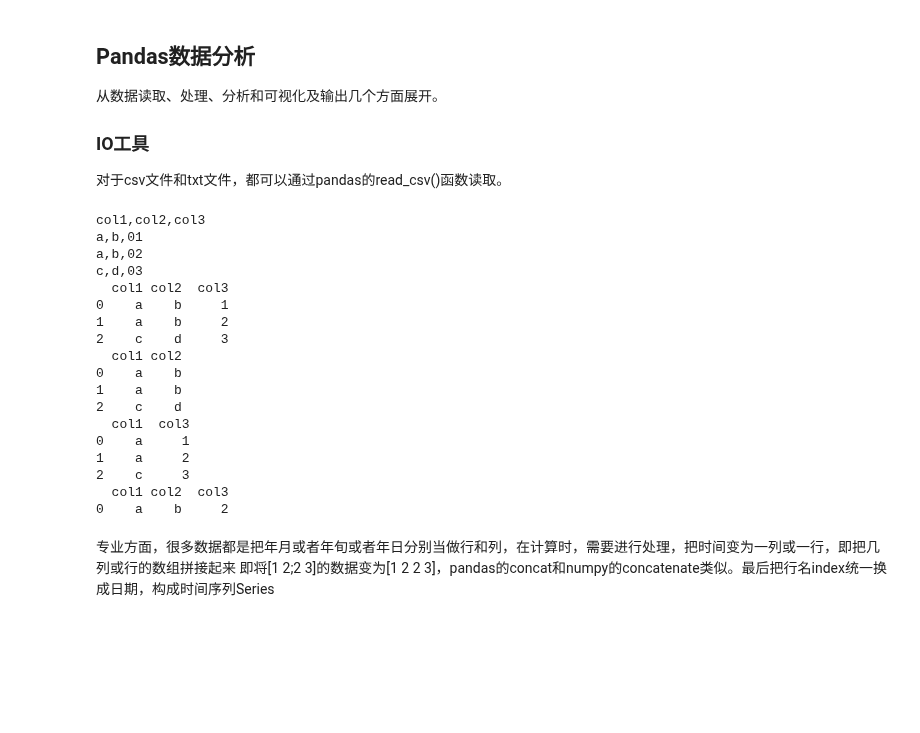
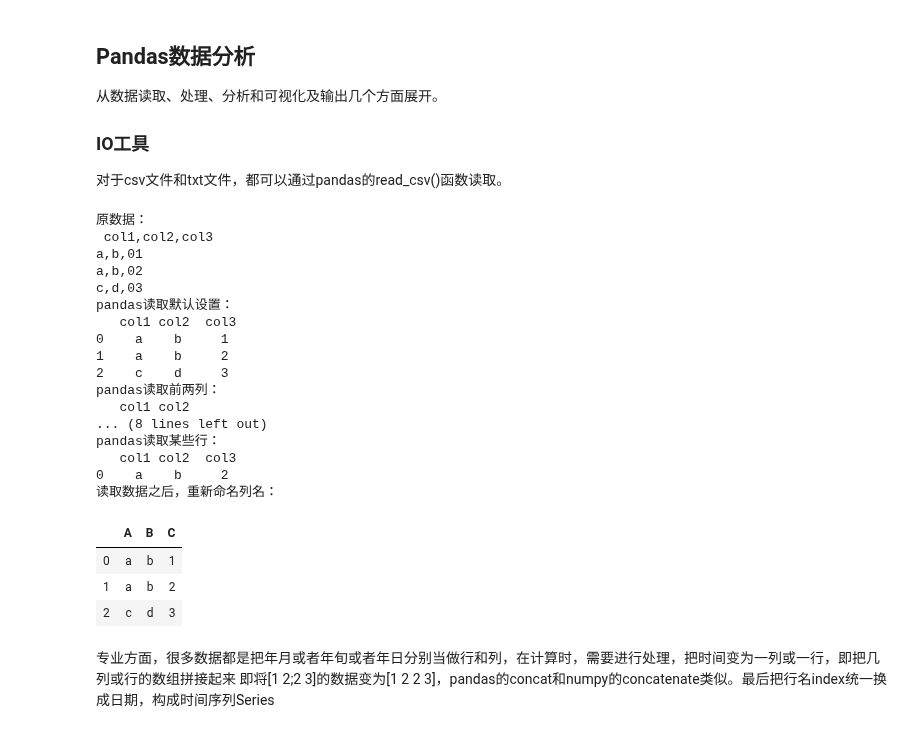
Before and after one commit to iHeadWater/hydrus, a Jupyter notebook: 2-pandas-examples/basic-pandas.ipynb, the cells around one changed output. Saved outputs shown, nothing was run; the diff lists cells and outputs as text; code cells hidden in the pictures; blank space fills up the shorter version.

```diff
--- a/2-pandas-examples/basic-pandas.ipynb
+++ b/2-pandas-examples/basic-pandas.ipynb
@@ -662,36 +694,43 @@ dtype: object
 对于csv文件和txt文件，都可以通过pandas的read_csv()函数读取。
 # %%
 from io import StringIO, BytesIO
-
+import pandas as pd
 data = ('col1,col2,col3\n'
          'a,b,01\n'
          'a,b,02\n'
          'c,d,03')
-print(data)
-print(pd.read_csv(StringIO(data)))
+print("原数据：\n",data)
+print("pandas读取默认设置：\n",pd.read_csv(StringIO(data)))
 # 读取数据的时候即进行slice
-print(pd.read_csv(StringIO(data), usecols=range(0,2)))
-print(pd.read_csv(StringIO(data), usecols=lambda x: x.upper() in ['COL1', 'COL3']))
-print(pd.read_csv(StringIO(data), skiprows=lambda x: x % 2 != 0))
+print("pandas读取前两列：\n",pd.read_csv(StringIO(data), usecols=range(0,2)))
+print("pandas读取某两列：\n",pd.read_csv(StringIO(data), usecols=lambda x: x.upper() in ['COL1', 'COL3']))
+print("pandas读取某些行：\n",pd.read_csv(StringIO(data), skiprows=lambda x: x % 2 != 0))
+print("读取数据之后，重新命名列名：\n")
+df_example=pd.read_csv(StringIO(data))
+df_example.columns = ['A','B','C']
+df_example
 # %% [output]
-col1,col2,col3
+原数据：
+ col1,col2,col3
 a,b,01
 a,b,02
 c,d,03
-  col1 col2  col3
+pandas读取默认设置：
+   col1 col2  col3
 0    a    b     1
 1    a    b     2
 2    c    d     3
-  col1 col2
-0    a    b
-1    a    b
-2    c    d
-  col1  col3
-0    a     1
-1    a     2
-2    c     3
-  col1 col2  col3
+pandas读取前两列：
+   col1 col2
+... (8 lines left out)
+pandas读取某些行：
+   col1 col2  col3
 0    a    b     2
+读取数据之后，重新命名列名：
+|  | A | B | C |
+| 0 | a | b | 1 |
+| 1 | a | b | 2 |
+| 2 | c | d | 3 |
 # %% [markdown]
 专业方面，很多数据都是把年月或者年旬或者年日分别当做行和列，在计算时，需要进行处理，把时间变为一列或一行，即把几列或行的数组拼接起来
 即将[1 2;2 3]的数据变为[1 2 2 3]，pandas的concat和numpy的concatenate类似。最后把行名index统一换成日期，构成时间序列Series
```
Also changed, not shown: parts of 5 cells of this notebook, 52 other files.
